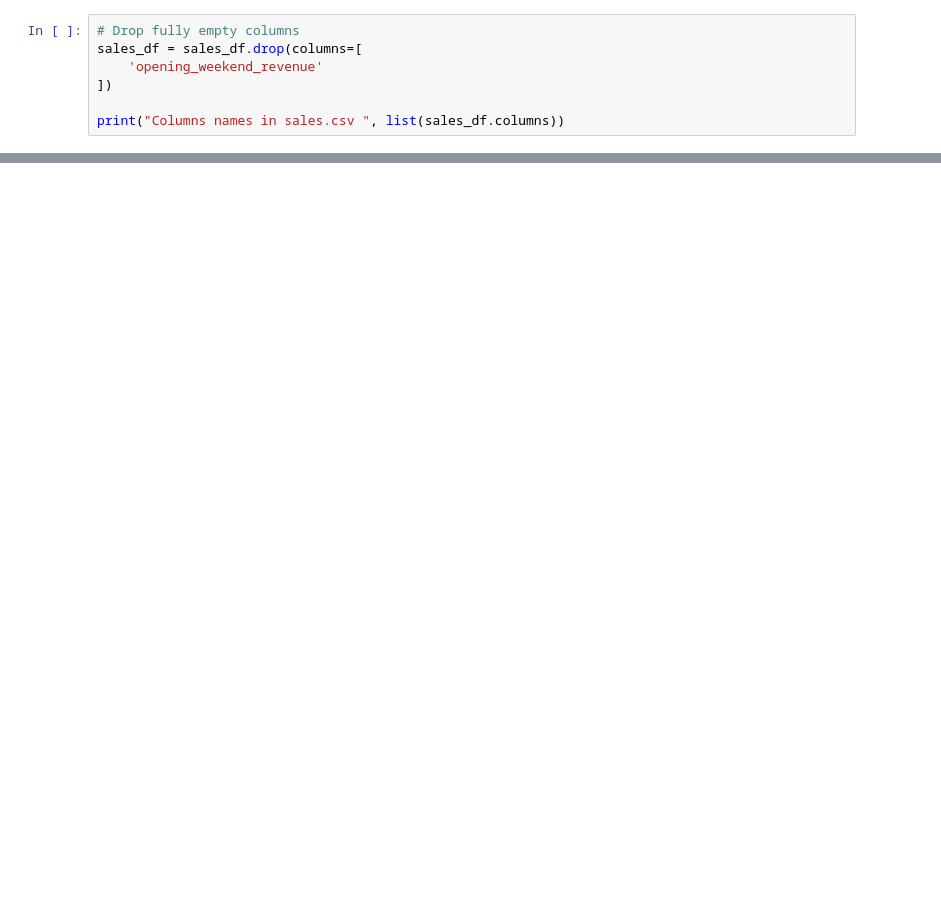
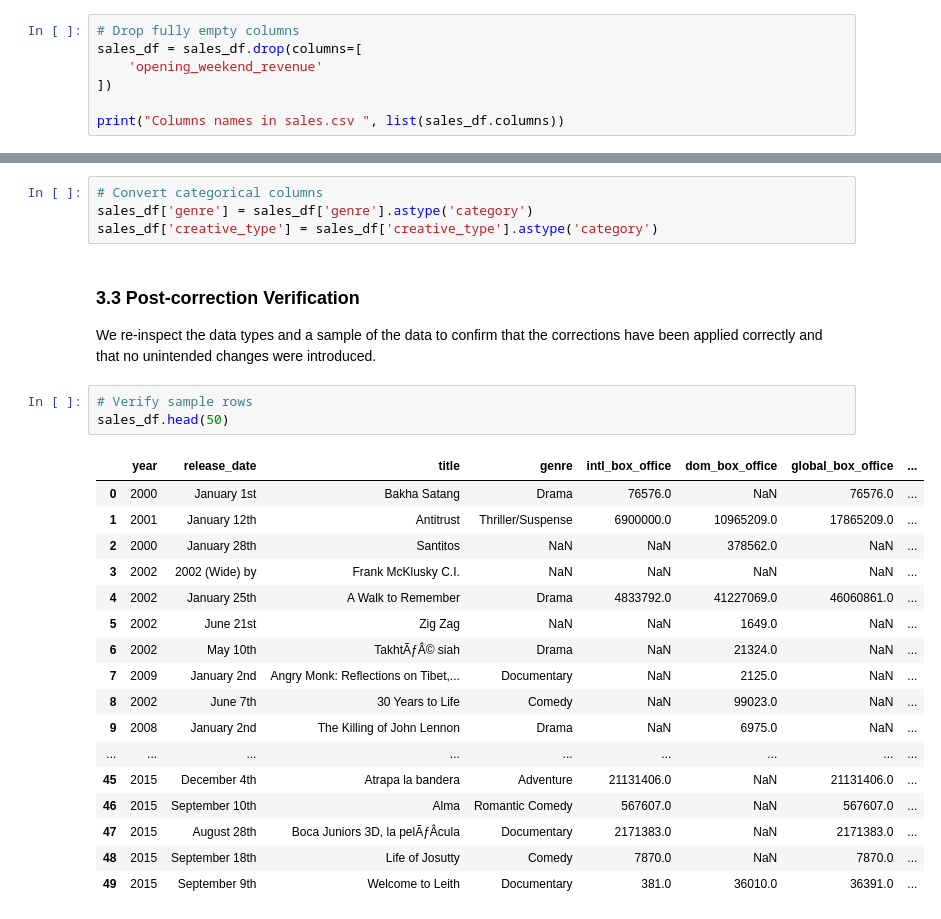
Before and after one commit to spaesey/ai-for-business-project, a Jupyter notebook: src/EDA/eda2.ipynb, the cells around one changed output, grey strips where cells are left out. Drawn from its saved outputs; the diff is of its cells as text; blank space fills up the shorter version.

```diff
--- a/src/EDA/eda2.ipynb
+++ b/src/EDA/eda2.ipynb
@@ -203,0 +512,31 @@ print("Sales dtypes:\n", sales_df.dtypes)
+# %%
+# Convert categorical columns
+sales_df['genre'] = sales_df['genre'].astype('category')
+sales_df['creative_type'] = sales_df['creative_type'].astype('category')
+# %% [markdown]
+### 3.3 Post-correction Verification
+
+We re-inspect the data types and a sample of the data to confirm that
+the corrections have been applied correctly and that no unintended changes
+were introduced.
+# %%
+# Verify sample rows
+sales_df.head(50)
+# %% [output]
+|  | year | release_date | title | genre | intl_box_office | dom_box_office | global_box_office | ... |
+| 0 | 2000 | January 1st | Bakha Satang | Drama | 76576.0 | NaN | 76576.0 | ... |
+| 1 | 2001 | January 12th | Antitrust | Thriller/Suspense | 6900000.0 | 10965209.0 | 17865209.0 | ... |
+| 2 | 2000 | January 28th | Santitos | NaN | NaN | 378562.0 | NaN | ... |
+| 3 | 2002 | 2002 (Wide) by | Frank McKlusky C.I. | NaN | NaN | NaN | NaN | ... |
+| 4 | 2002 | January 25th | A Walk to Remember | Drama | 4833792.0 | 41227069.0 | 46060861.0 | ... |
+| 5 | 2002 | June 21st | Zig Zag | NaN | NaN | 1649.0 | NaN | ... |
+| 6 | 2002 | May 10th | TakhtÃƒÂ© siah | Drama | NaN | 21324.0 | NaN | ... |
+| 7 | 2009 | January 2nd | Angry Monk: Reflections on Tibet,... | Documentary | NaN | 2125.0 | NaN | ... |
+| 8 | 2002 | June 7th | 30 Years to Life | Comedy | NaN | 99023.0 | NaN | ... |
+| 9 | 2008 | January 2nd | The Killing of John Lennon | Drama | NaN | 6975.0 | NaN | ... |
+| ... | ... | ... | ... | ... | ... | ... | ... | ... |
+| 45 | 2015 | December 4th | Atrapa la bandera | Adventure | 21131406.0 | NaN | 21131406.0 | ... |
+| 46 | 2015 | September 10th | Alma | Romantic Comedy | 567607.0 | NaN | 567607.0 | ... |
+| 47 | 2015 | August 28th | Boca Juniors 3D, la pelÃƒÂ­cula | Documentary | 2171383.0 | NaN | 2171383.0 | ... |
+| 48 | 2015 | September 18th | Life of Josutty | Comedy | 7870.0 | NaN | 7870.0 | ... |
+| 49 | 2015 | September 9th | Welcome to Leith | Documentary | 381.0 | 36010.0 | 36391.0 | ... |
```
Also changed, not shown: parts of 64 cells of this notebook.
